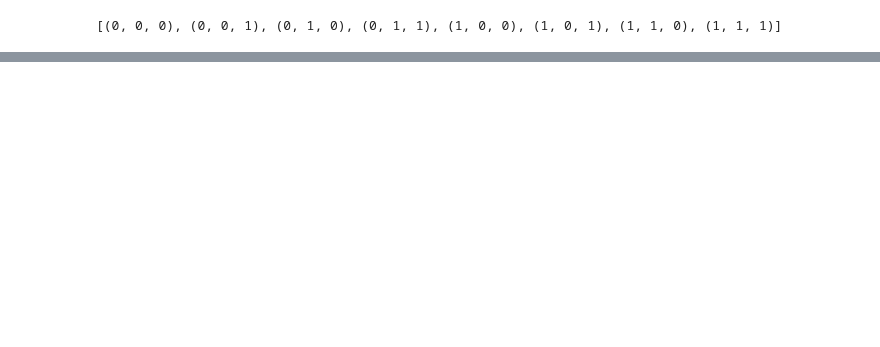
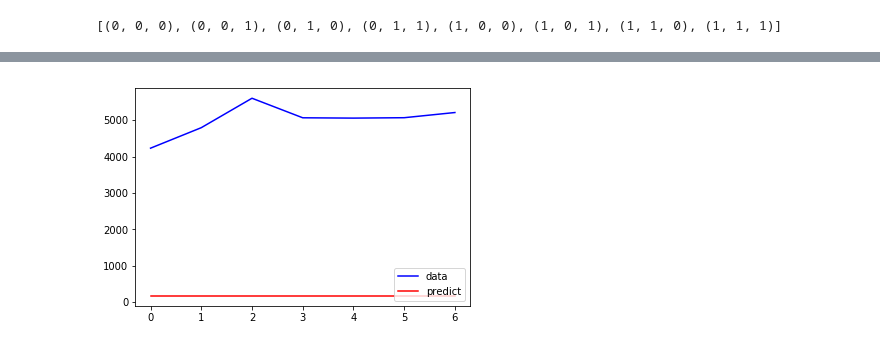
Before and after one commit to lmvaquero/tspred, a Jupyter notebook: dev/5-4-2018-lv-timeseries-arima.ipynb, the cells around one changed output, grey strips where cells are left out. Drawn from its saved outputs; the diff is of its cells as text; code cells hidden in the pictures; blank space fills up the shorter version.

Commit message:
added prediction and viz

```diff
--- a/dev/5-4-2018-lv-timeseries-arima.ipynb
+++ b/dev/5-4-2018-lv-timeseries-arima.ipynb
@@ -51,3 +26,13 @@ def series_to_dataframes(values, dates):
+# %%
+def series_to_dataframes(values, dates):
+    df = pd.DataFrame(data= values, index = dates, columns = ["value"])
+    df = df.convert_objects(convert_numeric=True)
+    df = df[np.isfinite(df['value'])]
+
+    train = df.iloc[0: math.floor(2 * len(df)/3)]
+    test = df.iloc[math.floor(2 * len(df) /3):]
+
+    return train, test
 # %% [markdown]
 ###Transform to right format as a list of pandas dataframes each containing a timeseries (
 # %%
@@ -365,0 +281,27 @@ for ts in test_year_dfs:
+# %%
+predictions =  [[]] * len(test_year_dfs)
+
+for i in range(len(test_year_dfs)):
+    try:
+
+        if len(ts.values) == 0:
+            continue
+
+
+        fit = train_year_results[i].predict(1, len(test_year_dfs[i]))
+
+        if i == 1:
+            # Plot
+
+            plt.figure(facecolor='white')
+            plt.plot(test_year_dfs[i].values, 'b-', label='data')
+            plt.plot(range(len(test_year_dfs[i])), fit[:len(test_year_dfs[i])], 'r-', label='predict')
+            plt.legend(loc=4)
+            plt.show()
+
+
+    except Exception as e:
+        print(e)
+        continue
+# %% [output]
+[figure, added]
```
Also changed, not shown: parts of 9 cells of this notebook.
